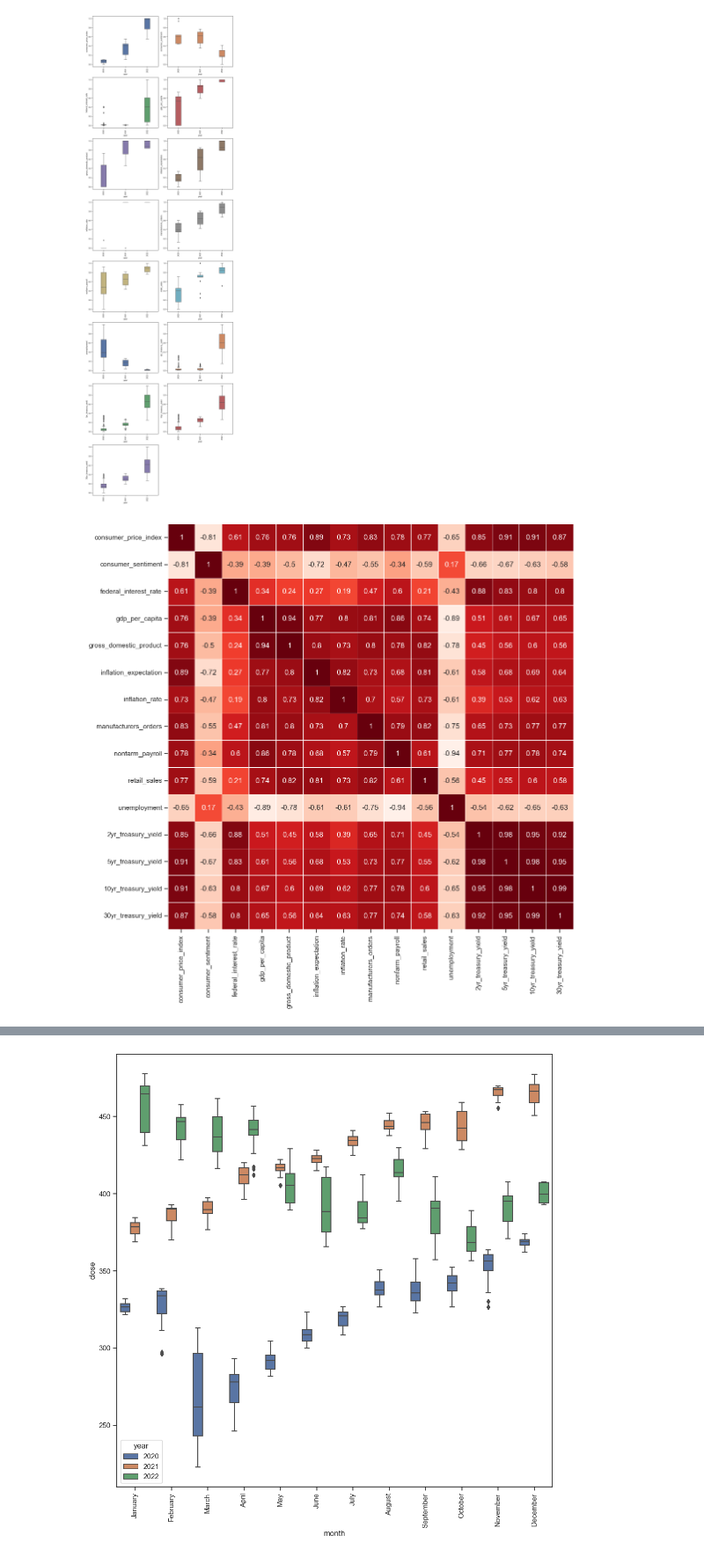
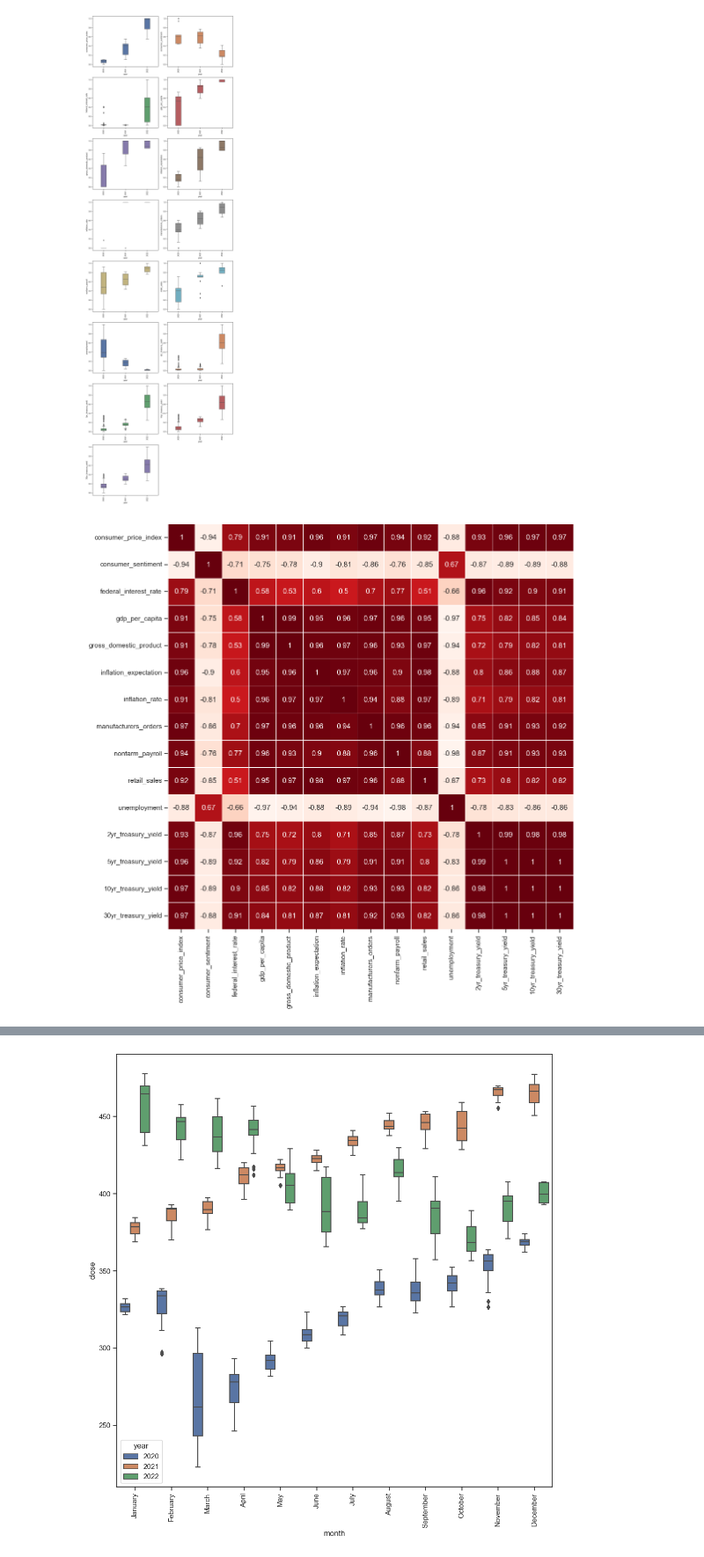
Before and after one commit to noelnamai/mle-alpha-vantage, a Jupyter notebook: exploratory-data-analysis.ipynb, the cells around one changed output, grey strips where cells are left out. Shown at 88% size. Drawn from its saved outputs; the diff is of its cells as text; code cells hidden in the pictures.

```diff
--- a/exploratory-data-analysis.ipynb
+++ b/exploratory-data-analysis.ipynb
@@ -114,18 +114,18 @@ plt.show()
 # %%
 fig = plt.figure(figsize=(12, 12))
 
-corr = df[economic_indicators].corr()
+corr_matrix = df[economic_indicators].corr()
 ax = sns.heatmap(
-    data=corr,
+    data=corr_matrix.corr(),
     annot=True,
     cbar=False,
     vmin=-1,
     vmax=1,
     center=0,
     cmap="Reds",
     square=True,
     linewidths=0.5
 )
 plt.show()
 # %% [output]
-[figure, old version]
+[figure, new version]
```
Also changed, not shown: parts of 3 cells of this notebook, 2 other files.
